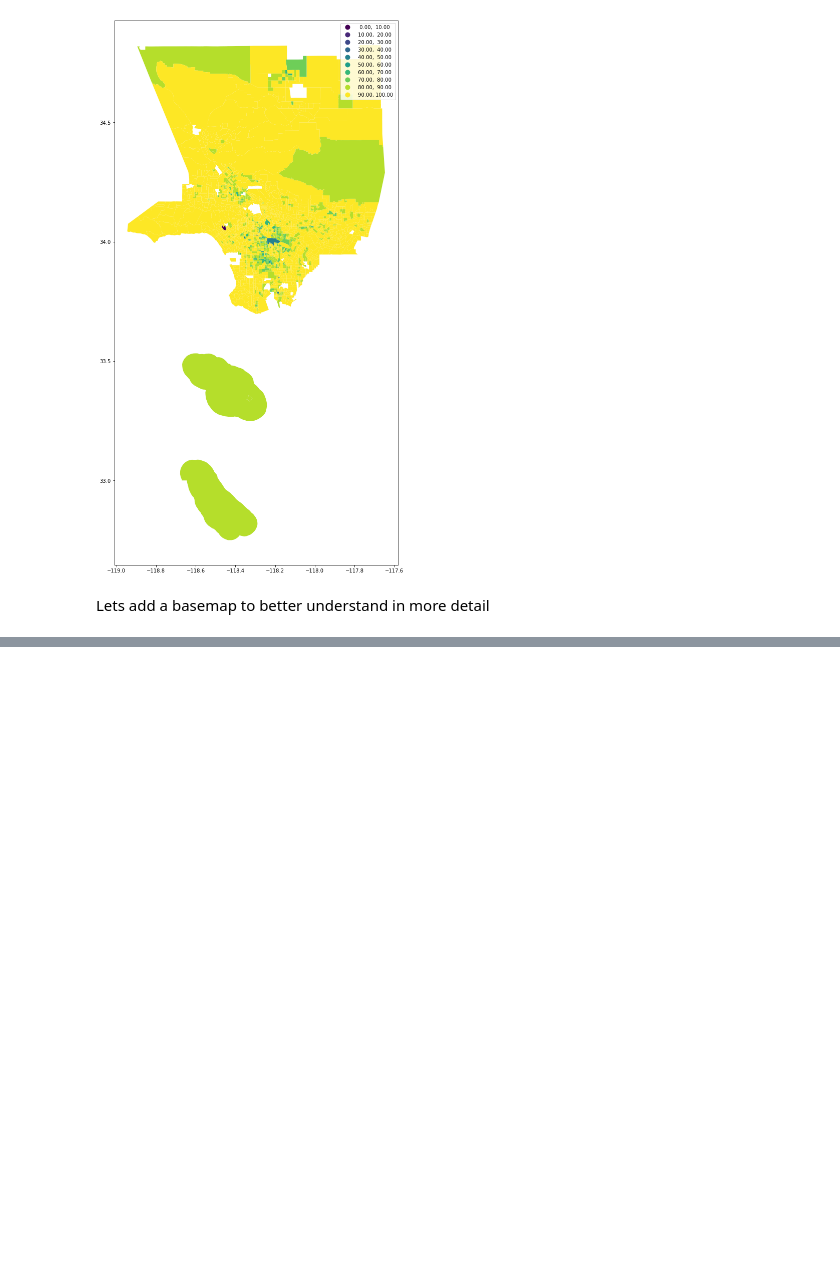
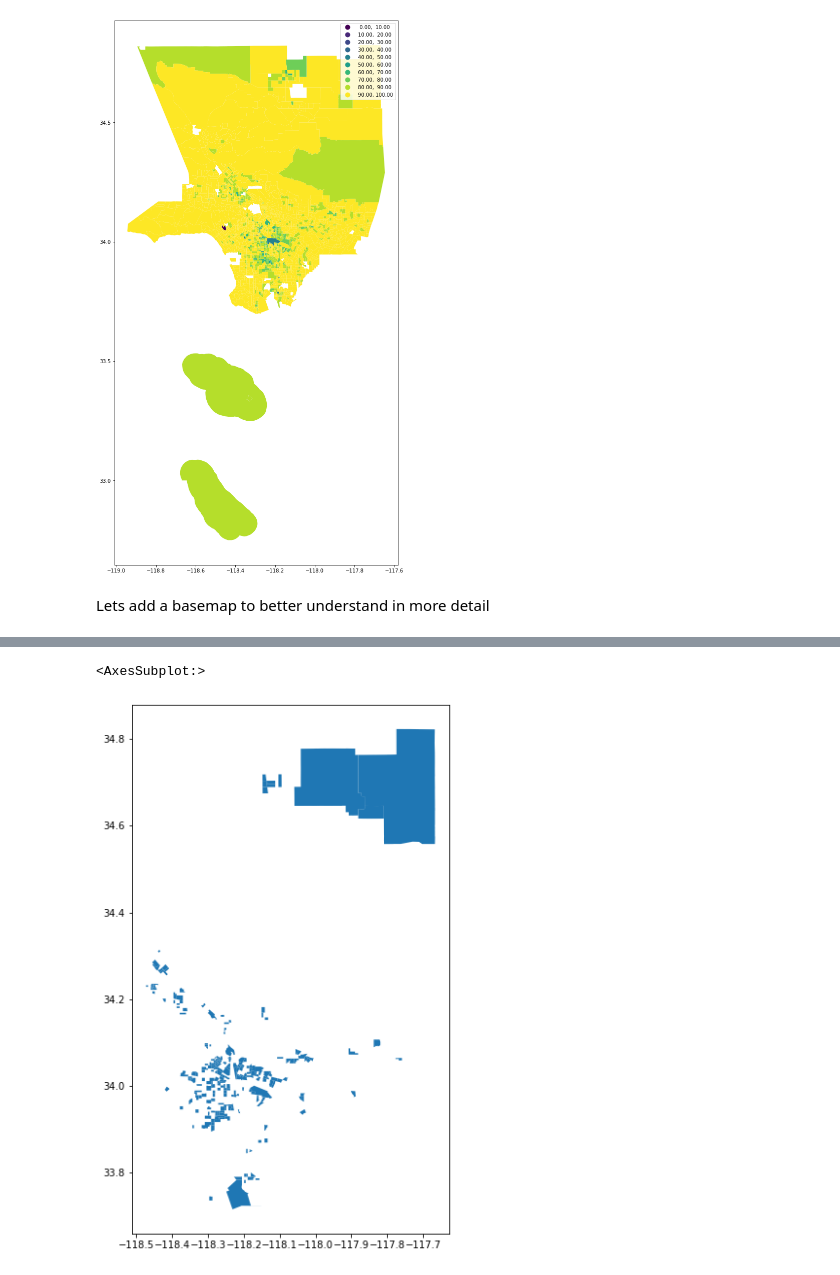
Before and after one commit to cristemc/up206a-michael, a Jupyter notebook: Week_03/census_exploration.ipynb, the cells around one changed output, grey strips where cells are left out. Saved outputs shown, nothing was run; the diff lists cells and outputs as text; code cells hidden in the pictures; blank space fills up the shorter version.

```diff
--- a/Week_03/census_exploration.ipynb
+++ b/Week_03/census_exploration.ipynb
@@ -559,0 +579,5 @@ Text(0.5, 1.0, 'Percent of residents with an income over $75,000 with a Broadban
+# %%
+hh_adoption[hh_adoption['Percent No Internet access'] > 25].plot(figsize=(12,10))
+# %% [output]
+<AxesSubplot:>
+[figure, added]
```
Also changed, not shown: parts of 7 cells of this notebook.
